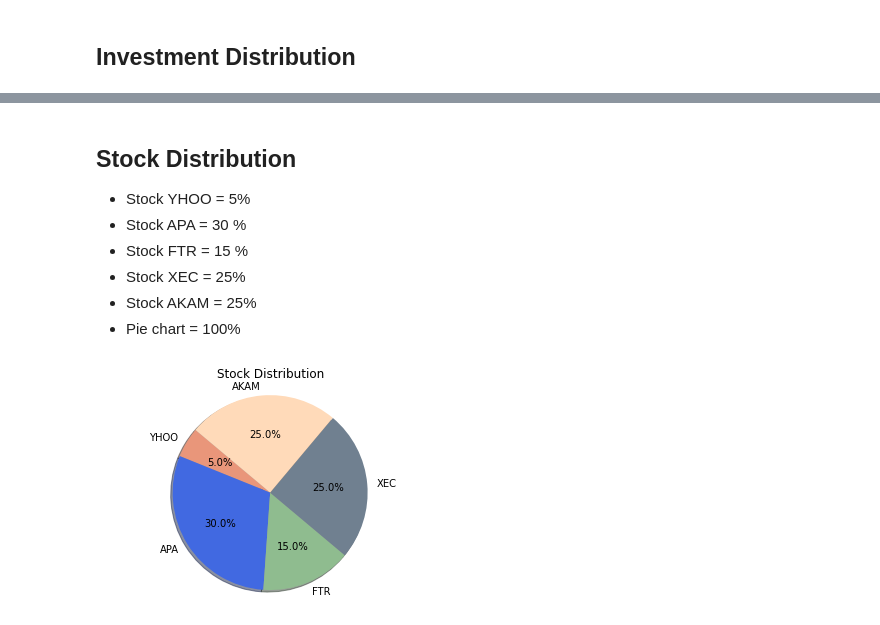
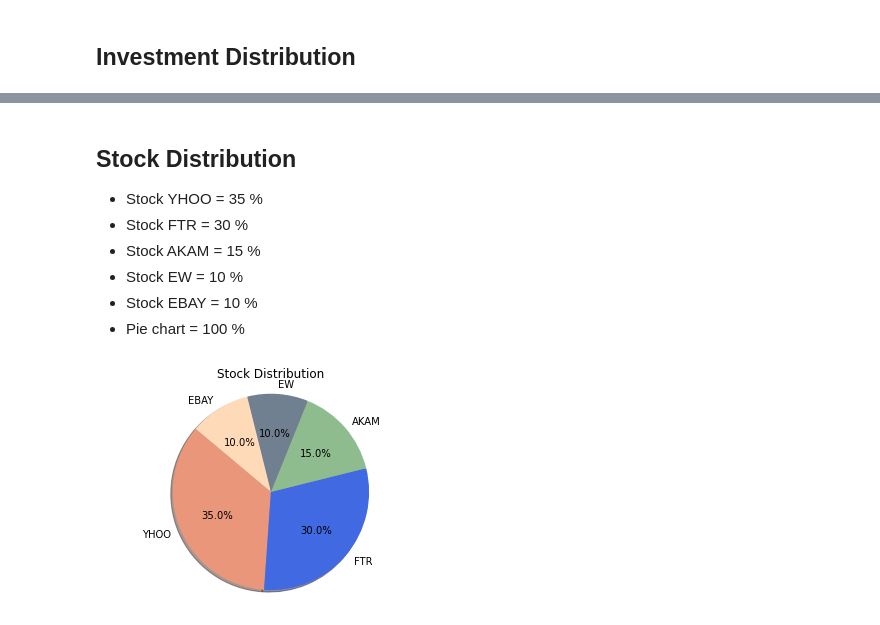
Before and after one commit to TessPalan/stock-research, a Jupyter notebook: notebook/investment_dist.ipynb, the cells around one changed output, grey strips where cells are left out. Cells and saved outputs as stored; diff of their text form; code cells hidden in the pictures.

Commit message:
new stock picking and api

```diff
--- a/notebook/investment_dist.ipynb
+++ b/notebook/investment_dist.ipynb
@@ -17,32 +24,32 @@ top_stocks
 # %% [markdown]
 ## Stock Distribution
-- Stock YHOO = 5%
-- Stock APA = 30 %
-- Stock FTR =  15 %
-- Stock XEC = 25%
-- Stock AKAM = 25%
-- Pie chart = 100%
+- Stock YHOO = 35 %
+- Stock FTR = 30 %
+- Stock AKAM =  15 %
+- Stock EW = 10 %
+- Stock EBAY = 10 %
+- Pie chart = 100 %
 # %%
 ranking = len(top_stocks['Ranking'])
 # %%
 top_stocks = plt.pie(
-    x=[5,30,15,25,25],
-    labels=["YHOO", "APA","FTR","XEC","AKAM"],
+    x=[35,30,15,10,10],
+    labels=["YHOO", "FTR","AKAM","EW","EBAY"],
     explode=[0,0,0,0,0],
     colors=["darksalmon", "royalblue", "darkseagreen","slategray","peachpuff"],
     autopct="%1.1f%%",
     shadow=True,
     startangle=140
 )
 plt.title('Stock Distribution')
 
 plt.axis("equal")
 
 plt.savefig("../visuals/top_stocks.png")
 
 plt.show()
 # %% [output]
-[figure, old version]
+[figure, new version]
 # %%
 budget = input("How muh money do you want to invest today?")
 # %% [output]
```
Also changed, not shown: parts of 9 cells of this notebook, 23 other files.
